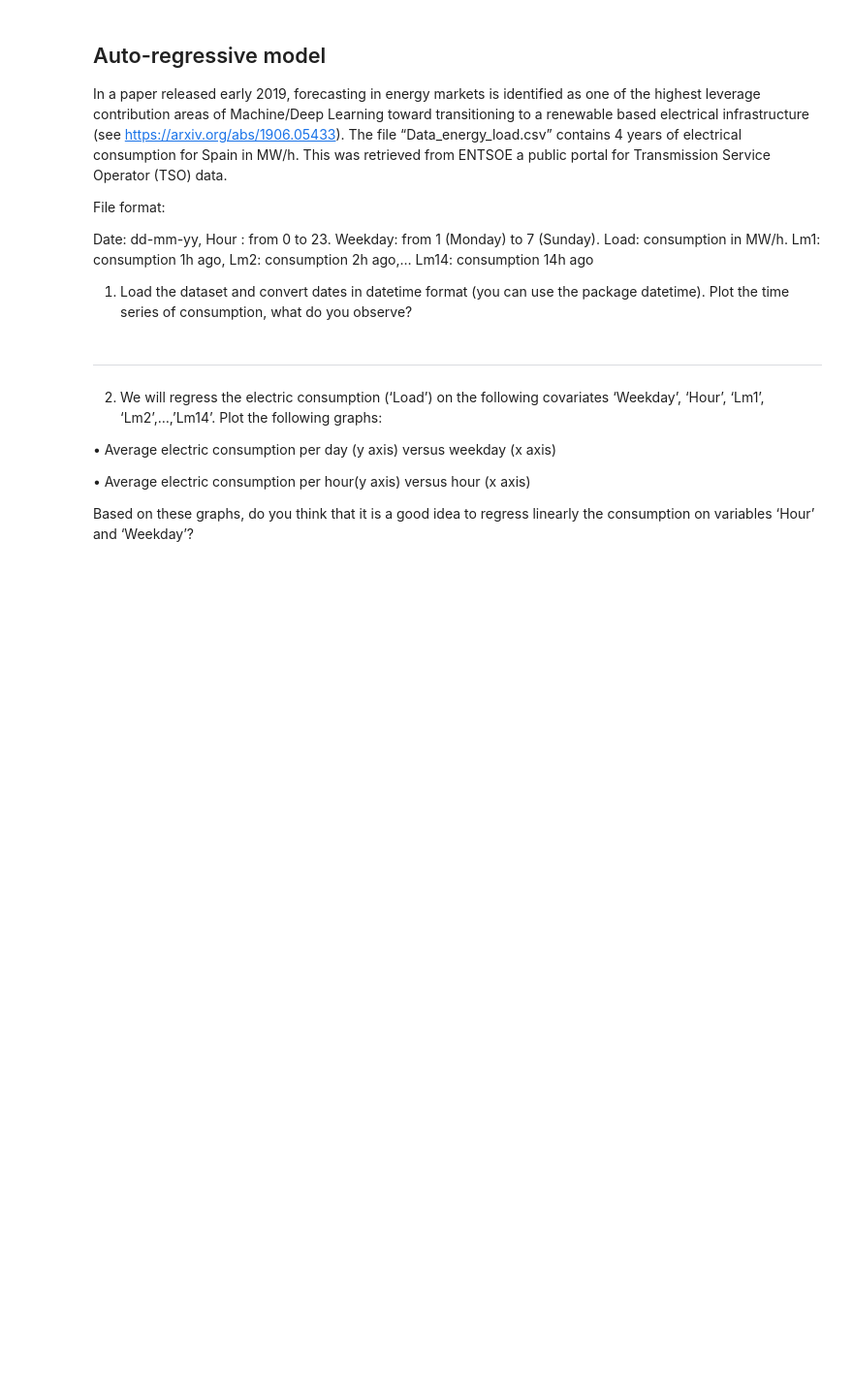
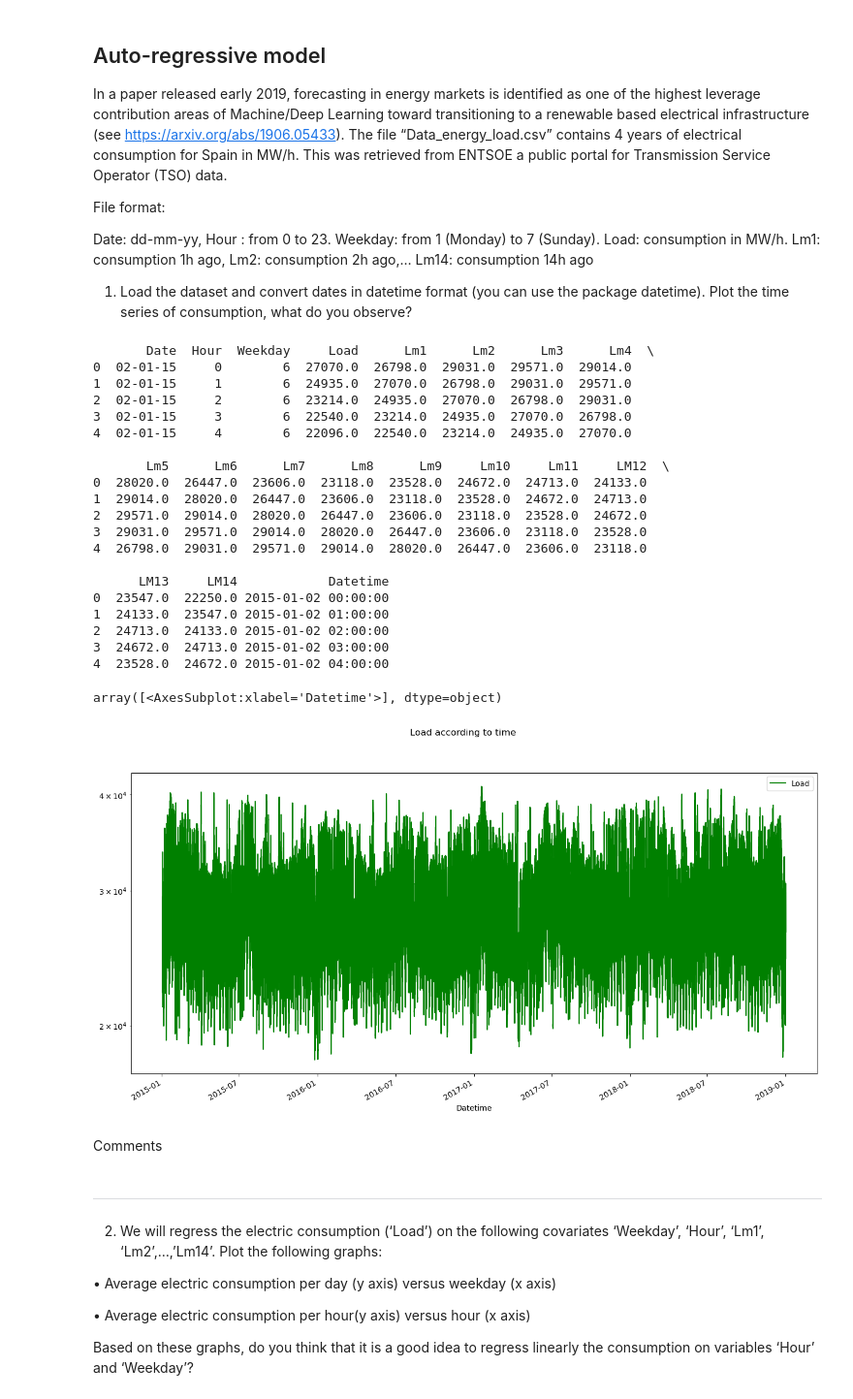
Before and after one commit to MxDx/Hackatons_2, a Jupyter notebook: hackathon2_without_code.ipynb, the cells around one changed output. Shown at 97% size. Saved outputs shown, nothing was run; the diff lists cells and outputs as text; code cells hidden in the pictures; blank space fills up the shorter version.

```diff
--- a/hackathon2_without_code.ipynb
+++ b/hackathon2_without_code.ipynb
@@ -80,3 +84,46 @@ Comments
+# %%
+#code here
+data_energy_load = pd.read_csv('Data_energy_load.csv', sep=';')
+
+def date_to_datetime_object(data):
+    newDatetime = np.array(data['Date'])
+    for i in range(len(data['Date'])):
+        tmp_date = data['Date'][i].split('-')
+        tmp_time = int(data['Hour'][i])
+
+        newDatetime[i] = dt.datetime(day=int(tmp_date[0]), month=int(tmp_date[1]), year=2000+int(tmp_date[2]), hour=tmp_time)
+    data['Datetime'] = newDatetime
+
+date_to_datetime_object(data_energy_load)
+
+print(data_energy_load.head())
+
+data_energy_load.plot(subplots=True, x='Datetime', y='Load', title="Load according to time", logy=True, color="green", figsize=(16,8))
+# %% [output]
+       Date  Hour  Weekday     Load      Lm1      Lm2      Lm3      Lm4  \
+0  02-01-15     0        6  27070.0  26798.0  29031.0  29571.0  29014.0
+1  02-01-15     1        6  24935.0  27070.0  26798.0  29031.0  29571.0
+2  02-01-15     2        6  23214.0  24935.0  27070.0  26798.0  29031.0
+3  02-01-15     3        6  22540.0  23214.0  24935.0  27070.0  26798.0
+4  02-01-15     4        6  22096.0  22540.0  23214.0  24935.0  27070.0
+
+       Lm5      Lm6      Lm7      Lm8      Lm9     Lm10     Lm11     LM12  \
+0  28020.0  26447.0  23606.0  23118.0  23528.0  24672.0  24713.0  24133.0
+1  29014.0  28020.0  26447.0  23606.0  23118.0  23528.0  24672.0  24713.0
+2  29571.0  29014.0  28020.0  26447.0  23606.0  23118.0  23528.0  24672.0
+3  29031.0  29571.0  29014.0  28020.0  26447.0  23606.0  23118.0  23528.0
+4  26798.0  29031.0  29571.0  29014.0  28020.0  26447.0  23606.0  23118.0
+
+      LM13     LM14            Datetime
+0  23547.0  22250.0 2015-01-02 00:00:00
+1  24133.0  23547.0 2015-01-02 01:00:00
+2  24713.0  24133.0 2015-01-02 02:00:00
+3  24672.0  24713.0 2015-01-02 03:00:00
+4  23528.0  24672.0 2015-01-02 04:00:00
+array([<AxesSubplot:xlabel='Datetime'>], dtype=object)
+[figure, added]
+# %% [markdown]
+Comments
 # %% [markdown]
 ---
 2) We will regress the electric consumption (‘Load’) on the following covariates ‘Weekday’, ‘Hour’, ‘Lm1’, ‘Lm2’,…,’Lm14’. Plot the following graphs:
```
Also changed, not shown: parts of 4 cells of this notebook.
